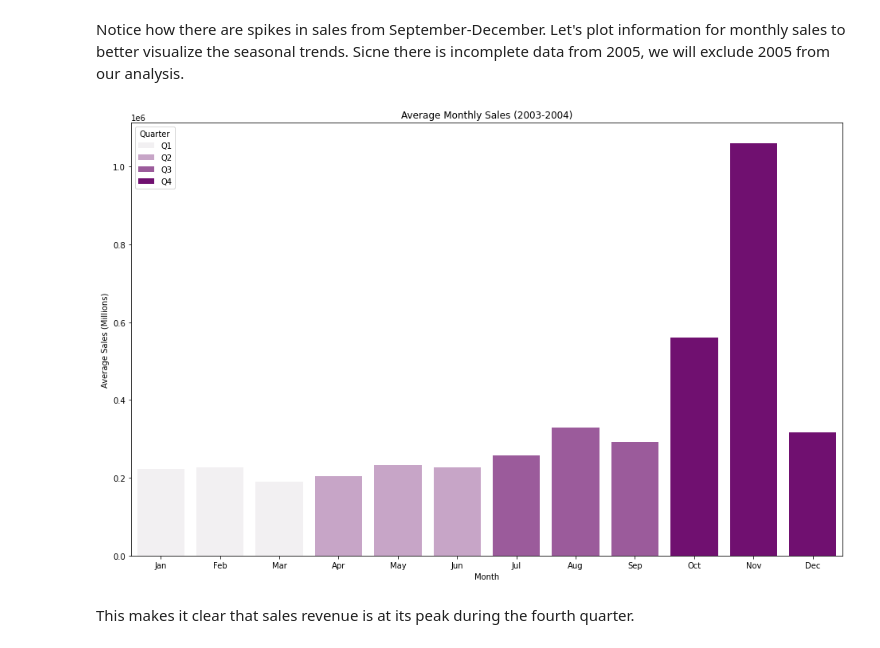
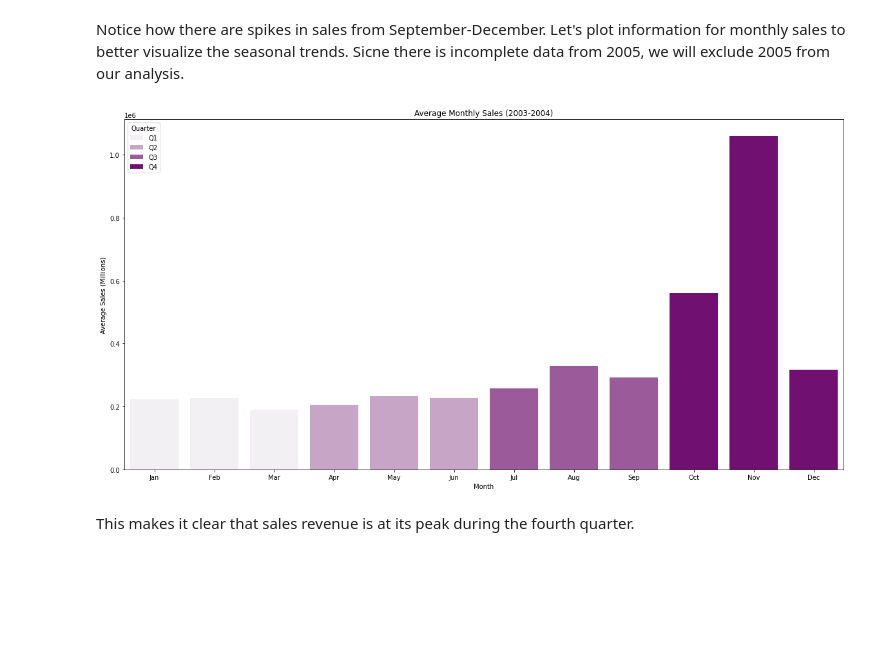
Before and after one commit to michael-raad/sales_data_analysis, a Jupyter notebook: Sales_Data_Analysis.ipynb, the cells around one changed output. Drawn from its saved outputs; the diff is of its cells as text; code cells hidden in the pictures; blank space fills up the shorter version.

```diff
--- a/Sales_Data_Analysis.ipynb
+++ b/Sales_Data_Analysis.ipynb
@@ -139,29 +139,29 @@ Notice how there are spikes in sales from September-December. Let's plot informa
 # %%
 date_filtered_data = sales_data[sales_data['YEAR_ID'] < 2005] # data from 2003 and 2004
 total_monthly_sales = date_filtered_data.groupby(['YEAR_ID', 'MONTH_ID', 'QTR_ID'])['SALES'].sum().reset_index()
 average_monthly_sales = total_monthly_sales.groupby(['MONTH_ID', 'QTR_ID'])['SALES'].mean().reset_index()
 
 quarter_labels = {
     1: 'Q1',
     2: 'Q2',
     3: 'Q3',
     4: 'Q4'
 }
 
 # We map the quarter ids to Q1, Q2, Q3, and Q4 for readability in the legend
 average_monthly_sales['QTR_ID'] = average_monthly_sales['QTR_ID'].map(quarter_labels)
 
-plt.figure(figsize=(16, 10))
+plt.figure(figsize=(20, 10))
 sns.barplot(x='MONTH_ID', y='SALES', data=average_monthly_sales, palette='light:purple', hue='QTR_ID')
 
 plt.title('Average Monthly Sales (2003-2004)')
 plt.xlabel('Month')
 plt.ylabel('Average Sales (Millions)')
 plt.xticks(ticks=range(12), labels=['Jan', 'Feb', 'Mar', 'Apr', 'May', 'Jun', 'Jul', 'Aug', 'Sep', 'Oct', 'Nov', 'Dec'])
 plt.legend(title="Quarter", loc="upper left")
 plt.show()
 # %% [output]
-[figure, old version]
+[figure, new version]
 # %% [markdown]
 This makes it clear that sales revenue is at its peak during the fourth quarter.
 # %% [markdown]
```
Also changed, not shown: parts of 10 cells of this notebook.
